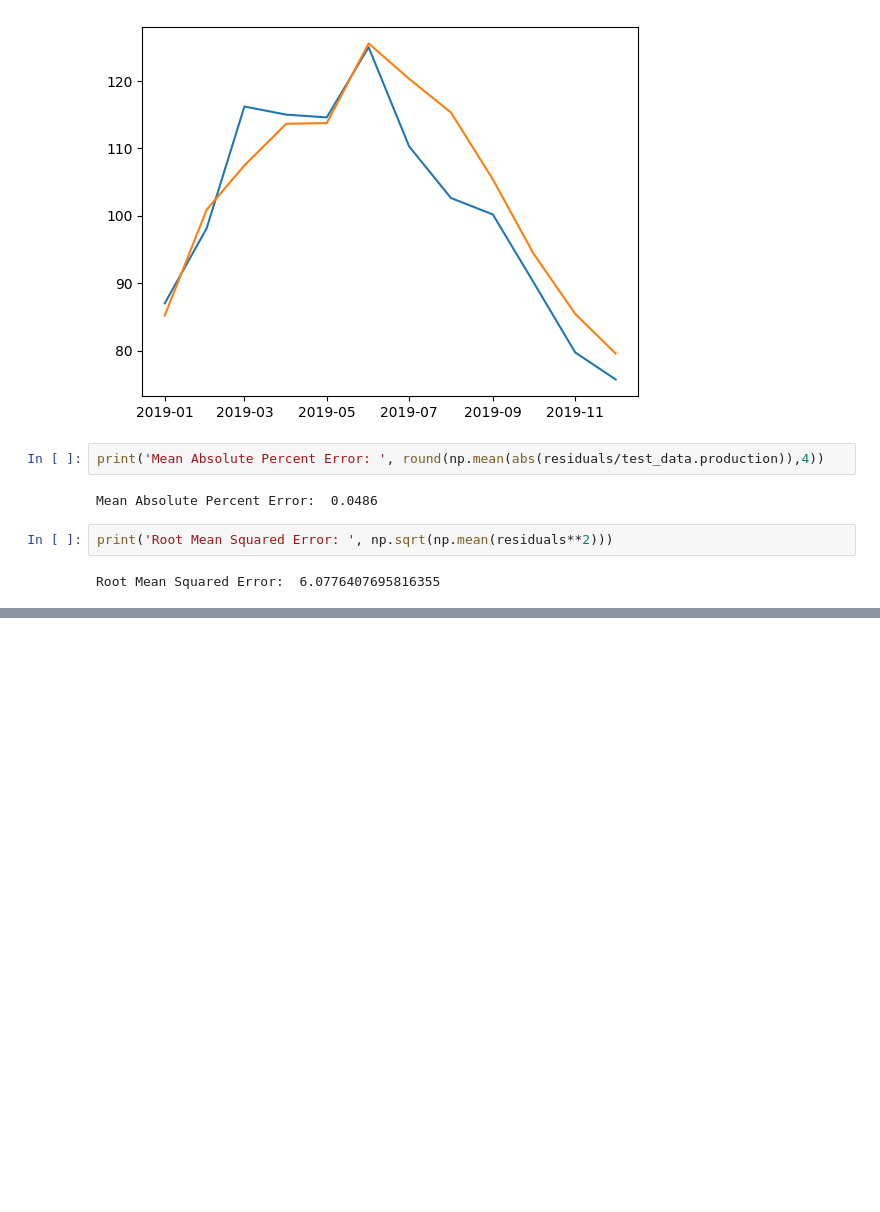
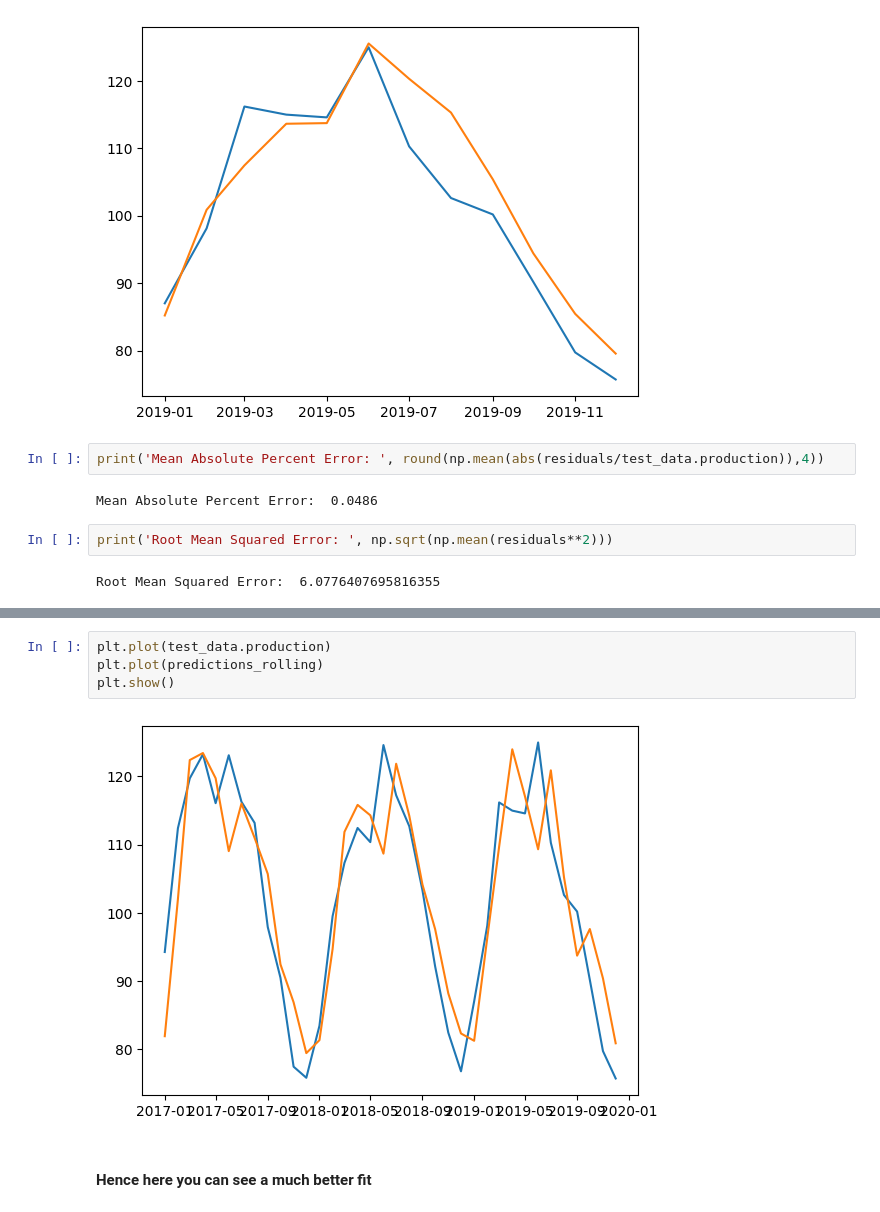
Before and after one commit to crsdvaibhav/notes, a Jupyter notebook: finance/time-series/time-series-1.ipynb, the cells around one changed output, grey strips where cells are left out. Cells and saved outputs as stored; diff of their text form; blank space fills up the shorter version.

```diff
--- a/finance/time-series/time-series-1.ipynb
+++ b/finance/time-series/time-series-1.ipynb
@@ -361,0 +392,8 @@ Root Mean Squared Error:  6.0776407695816355
+# %%
+plt.plot(test_data.production)
+plt.plot(predictions_rolling)
+plt.show()
+# %% [output]
+[figure, added]
+# %% [markdown]
+#### Hence here you can see a much better fit
```
Also changed, not shown: parts of 17 cells of this notebook, 1 other file.
